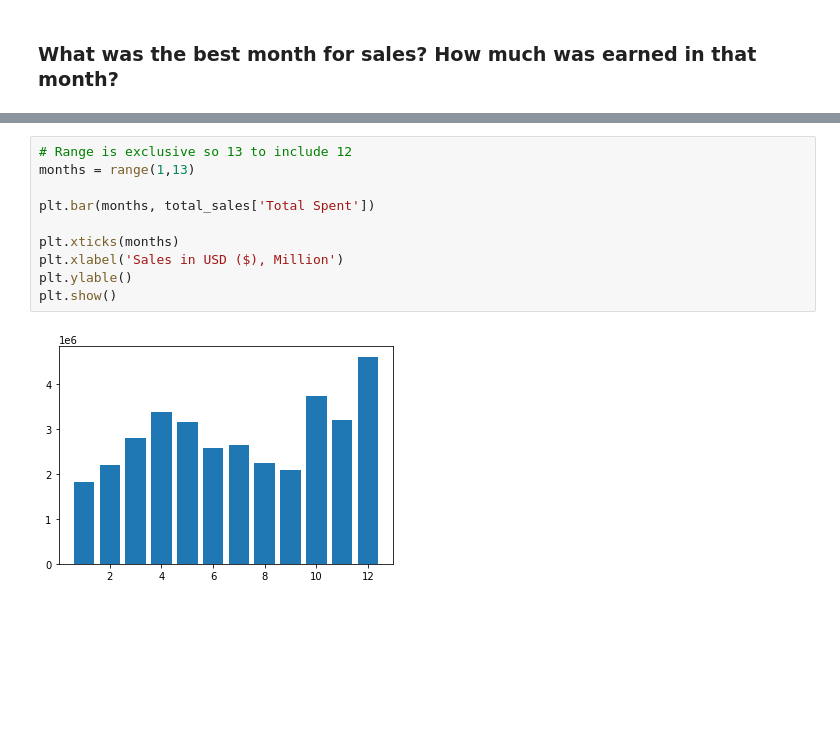
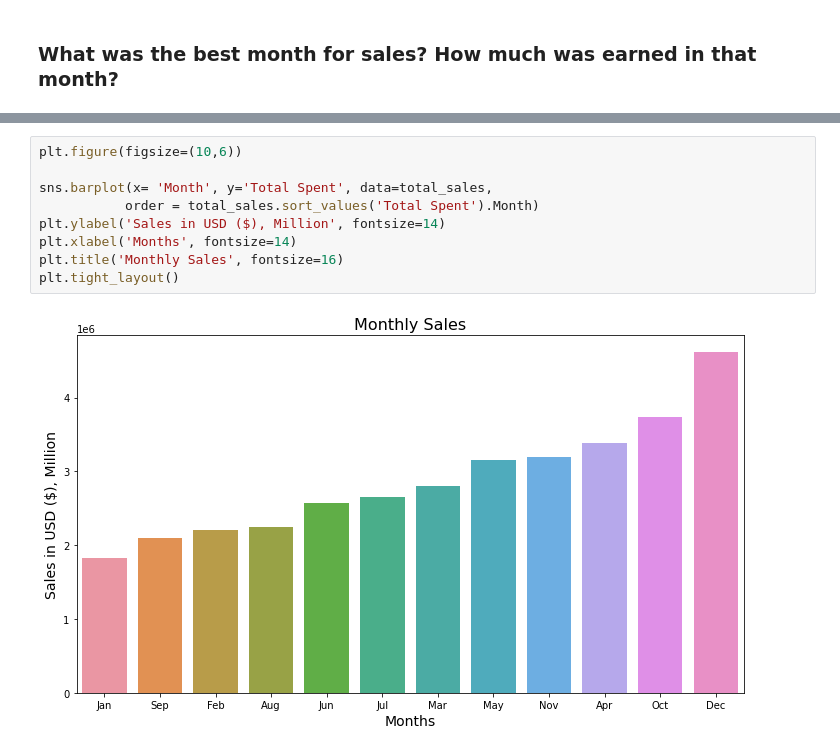
Before and after one commit to aclao89/Sales_Business, a Jupyter notebook: Sales Business .ipynb, the cells around one changed output, grey strips where cells are left out. Saved outputs shown, nothing was run; the diff lists cells and outputs as text; blank space fills up the shorter version.

```diff
--- a/Sales Business .ipynb
+++ b/Sales Business .ipynb
@@ -139,12 +147,11 @@ total_sales
-# %%
-# Range is exclusive so 13 to include 12
-months = range(1,13)
-
-plt.bar(months, total_sales['Total Spent'])
-
-plt.xticks(months)
-plt.xlabel('Sales in USD ($), Million')
-plt.ylable()
-plt.show()
-# %% [output]
-[figure, removed]
+# %%
+plt.figure(figsize=(10,6))
+
+sns.barplot(x= 'Month', y='Total Spent', data=total_sales,
+           order = total_sales.sort_values('Total Spent').Month)
+plt.ylabel('Sales in USD ($), Million', fontsize=14)
+plt.xlabel('Months', fontsize=14)
+plt.title('Monthly Sales', fontsize=16)
+plt.tight_layout()
+# %% [output]
+[figure, added]
```
Also changed, not shown: parts of 4 cells of this notebook.
